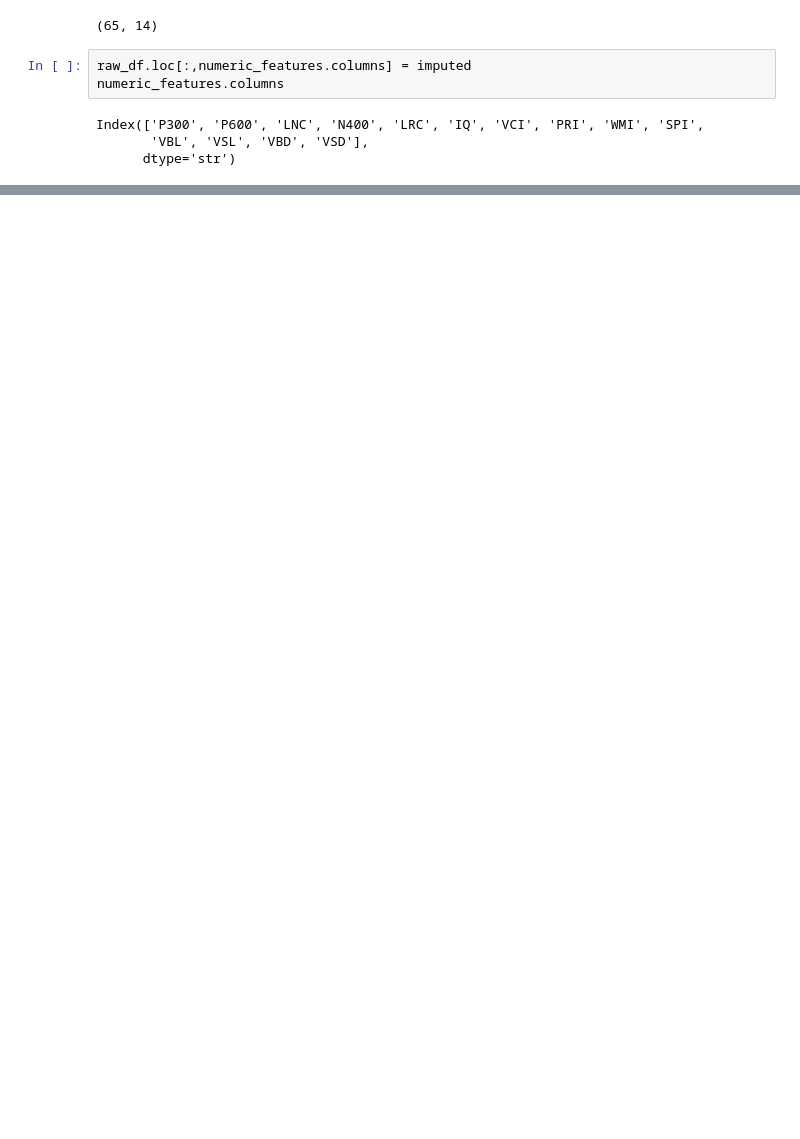
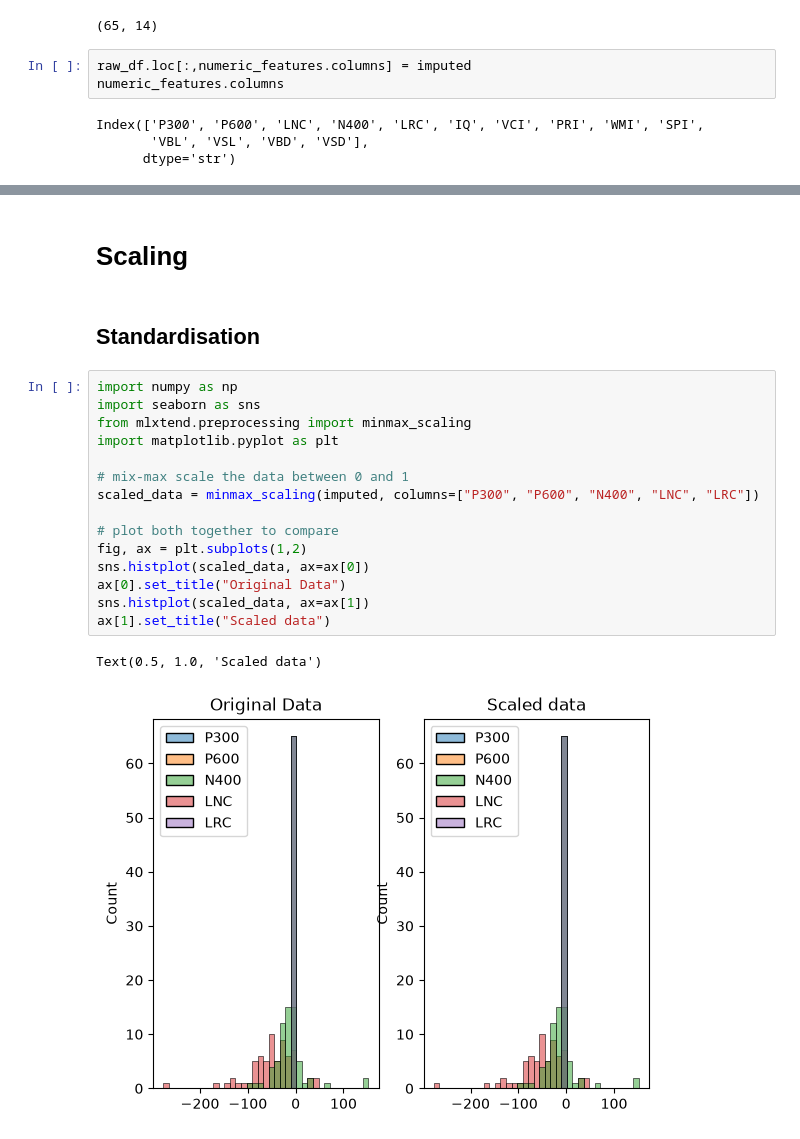
Before and after one commit to Melanie-BarbosaGrange/ProjetNR, a Jupyter notebook: test.ipynb, the cells around one changed output, grey strips where cells are left out. Cells and saved outputs as stored; diff of their text form; blank space fills up the shorter version.

```diff
--- a/test.ipynb
+++ b/test.ipynb
@@ -108,0 +129,22 @@ Available numeric columns: ['P300', 'P600', 'LNC', 'N400', 'LRC', 'IQ', 'VCI', '
+# %% [markdown]
+# Scaling
+# %% [markdown]
+## Standardisation
+# %%
+import numpy as np
+import seaborn as sns
+from mlxtend.preprocessing import minmax_scaling
+import matplotlib.pyplot as plt
+
+# mix-max scale the data between 0 and 1
+scaled_data = minmax_scaling(imputed, columns=["P300", "P600", "N400", "LNC", "LRC"])
+
+# plot both together to compare
+fig, ax = plt.subplots(1,2)
+sns.histplot(scaled_data, ax=ax[0])
+ax[0].set_title("Original Data")
+sns.histplot(scaled_data, ax=ax[1])
+ax[1].set_title("Scaled data")
+# %% [output]
+Text(0.5, 1.0, 'Scaled data')
+[figure, added]
```
Also changed, not shown: parts of 6 cells of this notebook.
